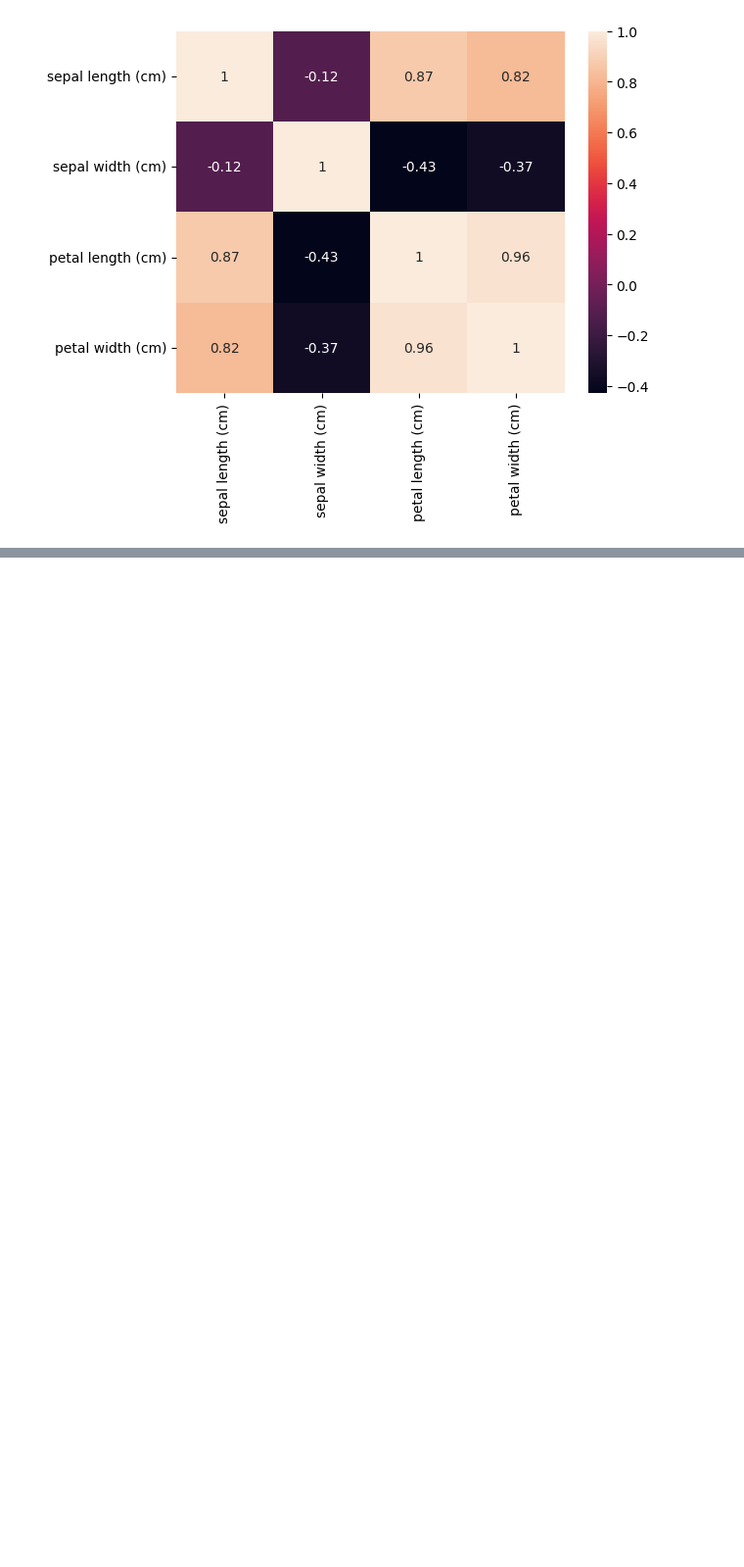
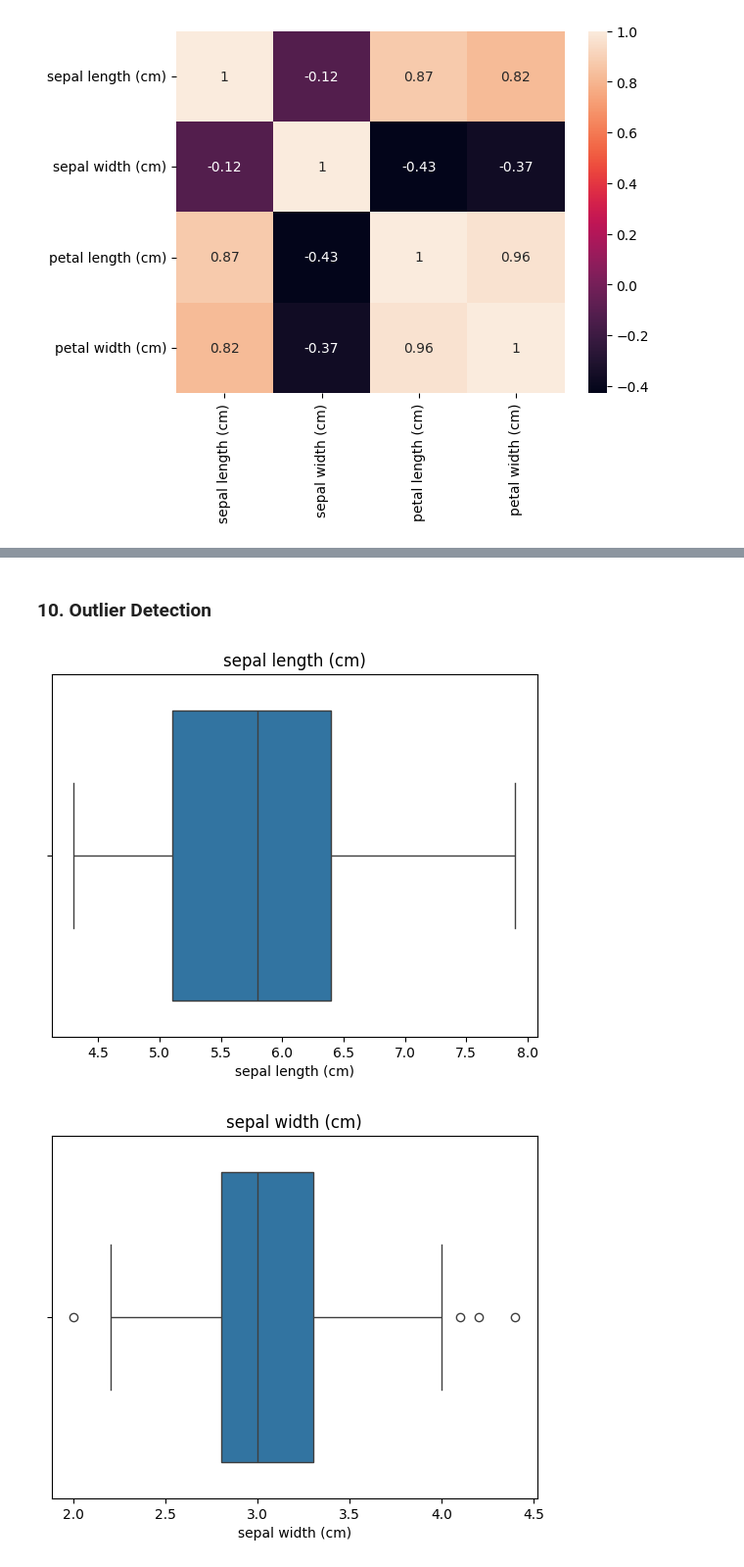
Before and after one commit to Saramarianne18/Iris_Dataset-EDA-Analysis, a Jupyter notebook: Iris.ipynb, the cells around one changed output, grey strips where cells are left out. Shown at 98% size. Saved outputs shown, nothing was run; the diff lists cells and outputs as text; code cells hidden in the pictures; blank space fills up the shorter version.

```diff
--- a/Iris.ipynb
+++ b/Iris.ipynb
@@ -118,9 +106,0 @@ plt.show()
-# %%
-# Histograms
-plt.figure(figsize=(10,6))
-for i, col in enumerate(df.columns[:-1]):
-    plt.subplot(2,2,i+1)
-    sns.histplot(df[col], kde=True)
-    plt.title(col)
-plt.tight_layout()
-plt.show()
@@ -150,0 +148,10 @@ This EDA provides a foundation for further analysis, such as classification mode
+# %% [markdown]
+### 10. Outlier Detection
+# %%
+for col in df.columns[:-1]:
+    sns.boxplot(x=df[col])
+    plt.title(col)
+    plt.show()
+# %% [output]
+[figure, added]
+[figure, added]
```
Also changed, not shown: parts of 17 cells of this notebook.
